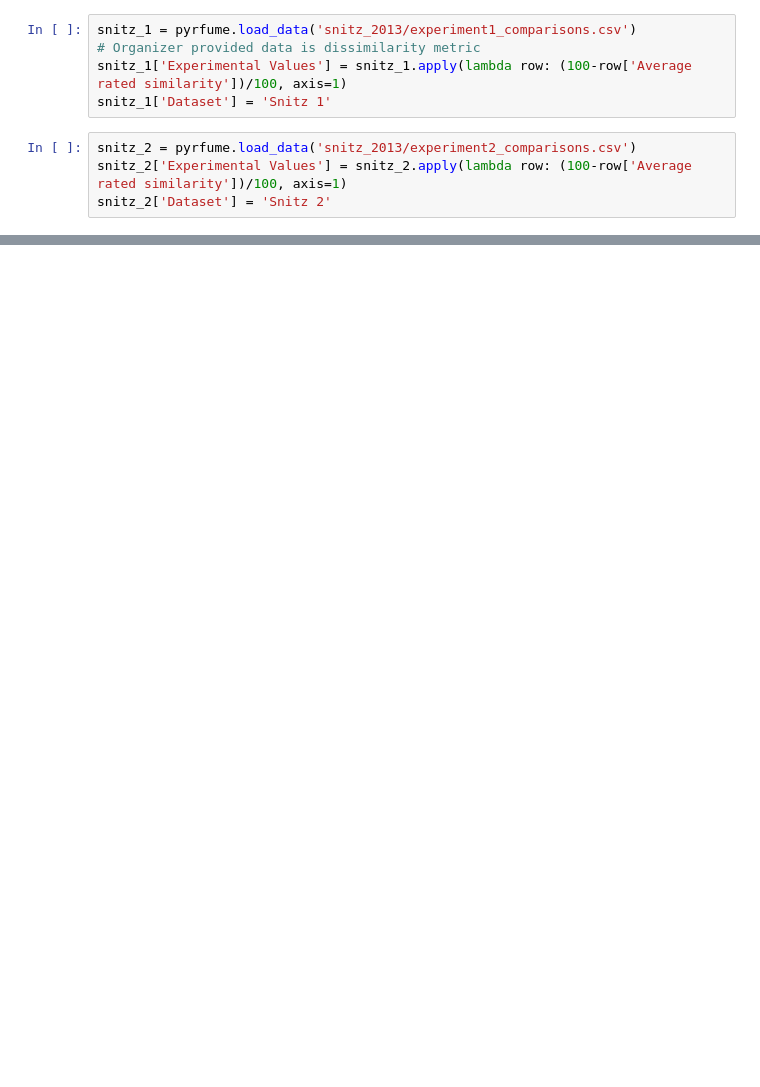
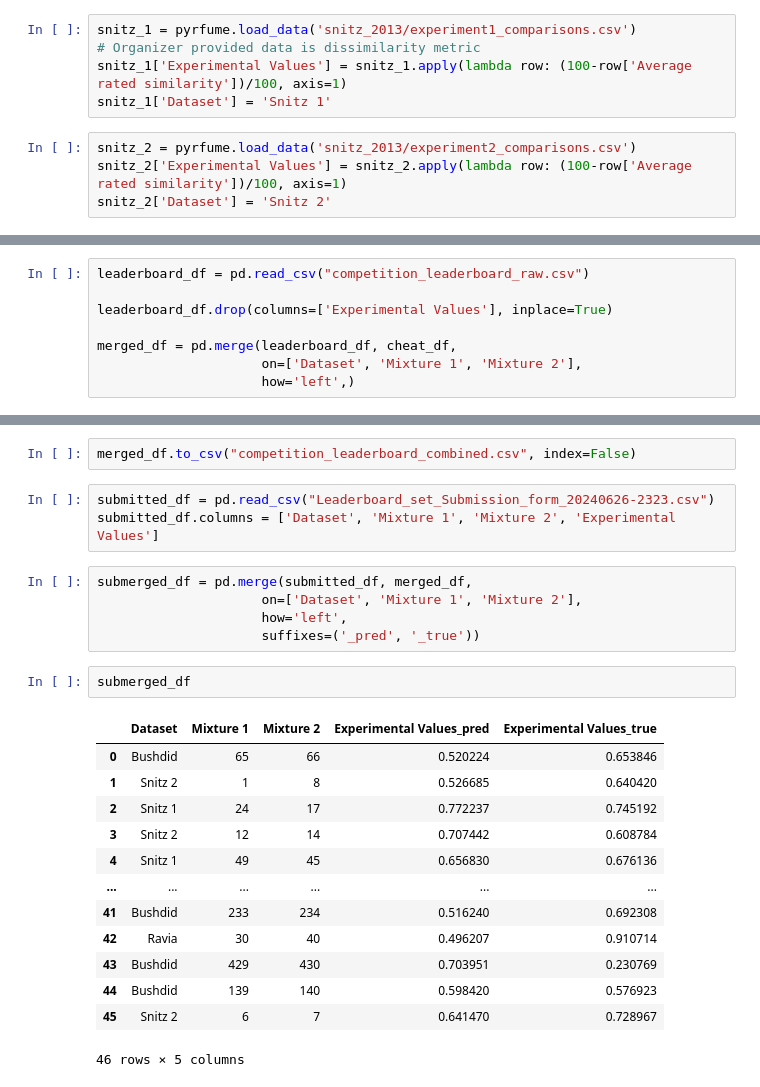
Before and after one commit to chemcognition-lab/dreamix, a Jupyter notebook: datasets/competition_leaderboard/fill_leaderboard.ipynb, the cells around one changed output, grey strips where cells are left out. Saved outputs shown, nothing was run; the diff lists cells and outputs as text; blank space fills up the shorter version.

Commit message:
Successful reproduction of leaderboard

```diff
--- a/datasets/competition_leaderboard/fill_leaderboard.ipynb
+++ b/datasets/competition_leaderboard/fill_leaderboard.ipynb
@@ -191,0 +286,8 @@ ravia_2.head(4)
+# %%
+leaderboard_df = pd.read_csv("competition_leaderboard_raw.csv")
+
+leaderboard_df.drop(columns=['Experimental Values'], inplace=True)
+
+merged_df = pd.merge(leaderboard_df, cheat_df,
+                     on=['Dataset', 'Mixture 1', 'Mixture 2'],
+                     how='left',)
@@ -191,0 +310,26 @@ ravia_2.head(4)
+# %%
+merged_df.to_csv("competition_leaderboard_combined.csv", index=False)
+# %%
+submitted_df = pd.read_csv("Leaderboard_set_Submission_form_20240626-2323.csv")
+submitted_df.columns = ['Dataset', 'Mixture 1', 'Mixture 2', 'Experimental Values']
+# %%
+submerged_df = pd.merge(submitted_df, merged_df,
+                     on=['Dataset', 'Mixture 1', 'Mixture 2'],
+                     how='left',
+                     suffixes=('_pred', '_true'))
+# %%
+submerged_df
+# %% [output]
+|  | Dataset | Mixture 1 | Mixture 2 | Experimental Values_pred | Experimental Values_true |
+| 0 | Bushdid | 65 | 66 | 0.520224 | 0.653846 |
+| 1 | Snitz 2 | 1 | 8 | 0.526685 | 0.640420 |
+| 2 | Snitz 1 | 24 | 17 | 0.772237 | 0.745192 |
+| 3 | Snitz 2 | 12 | 14 | 0.707442 | 0.608784 |
+| 4 | Snitz 1 | 49 | 45 | 0.656830 | 0.676136 |
+| ... | ... | ... | ... | ... | ... |
+| 41 | Bushdid | 233 | 234 | 0.516240 | 0.692308 |
+| 42 | Ravia | 30 | 40 | 0.496207 | 0.910714 |
+| 43 | Bushdid | 429 | 430 | 0.703951 | 0.230769 |
+| 44 | Bushdid | 139 | 140 | 0.598420 | 0.576923 |
+| 45 | Snitz 2 | 6 | 7 | 0.641470 | 0.728967 |
+46 rows × 5 columns
```
Also changed, not shown: parts of 46 cells of this notebook, 5 other files.
